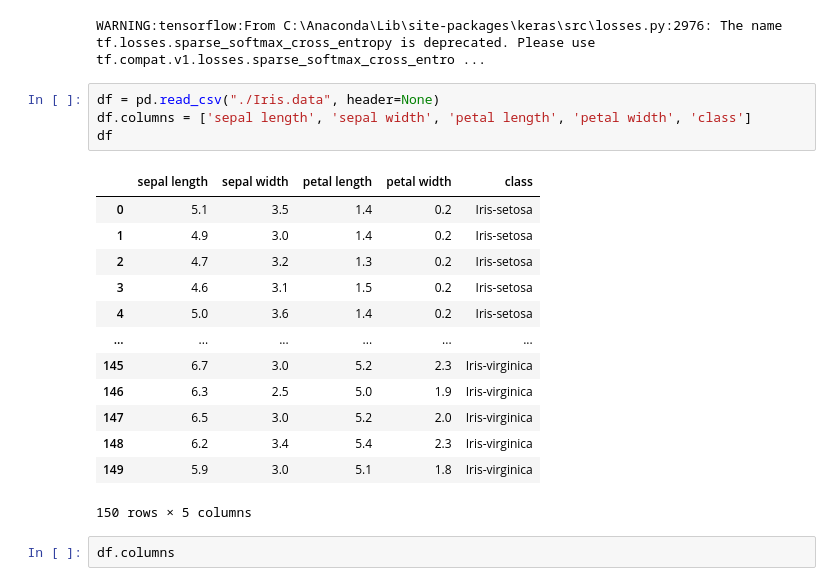
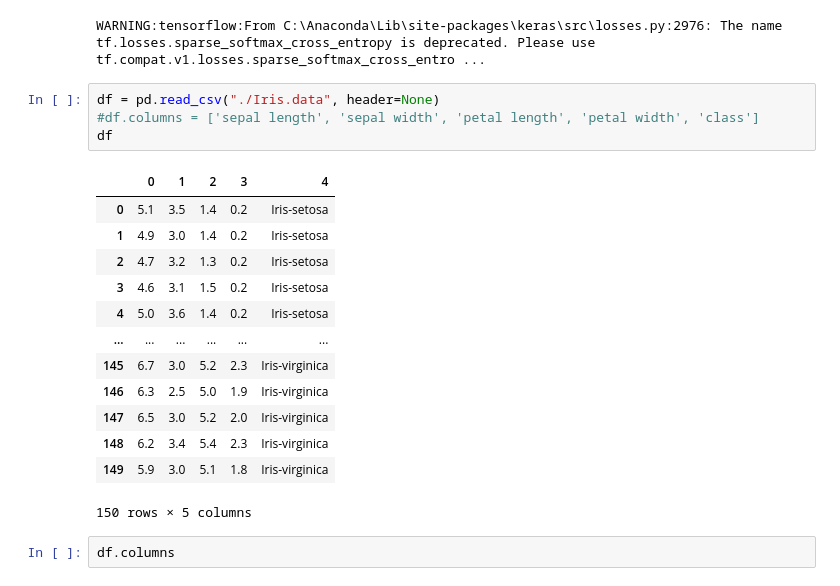
Before and after one commit to dev-doragi/AI-class, a Jupyter notebook: Exercise/240401_5주차_Iris.ipynb, the cells around one changed output. Drawn from its saved outputs; the diff is of its cells as text.

```diff
--- a/Exercise/240401_5주차_Iris.ipynb
+++ b/Exercise/240401_5주차_Iris.ipynb
@@ -12,10 +12,10 @@ from sklearn.neighbors import KNeighborsClassifier
 WARNING:tensorflow:From C:\Anaconda\Lib\site-packages\keras\src\losses.py:2976: The name tf.losses.sparse_softmax_cross_entropy is deprecated. Please use tf.compat.v1.losses.sparse_softmax_cross_entro ...
 # %%
 df = pd.read_csv("./Iris.data", header=None)
-df.columns = ['sepal length', 'sepal width', 'petal length', 'petal width', 'class']
+#df.columns = ['sepal length', 'sepal width', 'petal length', 'petal width', 'class']
 df
 # %% [output]
-|  | sepal length | sepal width | petal length | petal width | class |
+|  | 0 | 1 | 2 | 3 | 4 |
 | 0 | 5.1 | 3.5 | 1.4 | 0.2 | Iris-setosa |
 | 1 | 4.9 | 3.0 | 1.4 | 0.2 | Iris-setosa |
 | 2 | 4.7 | 3.2 | 1.3 | 0.2 | Iris-setosa |
```
Also changed, not shown: 4 other files.
